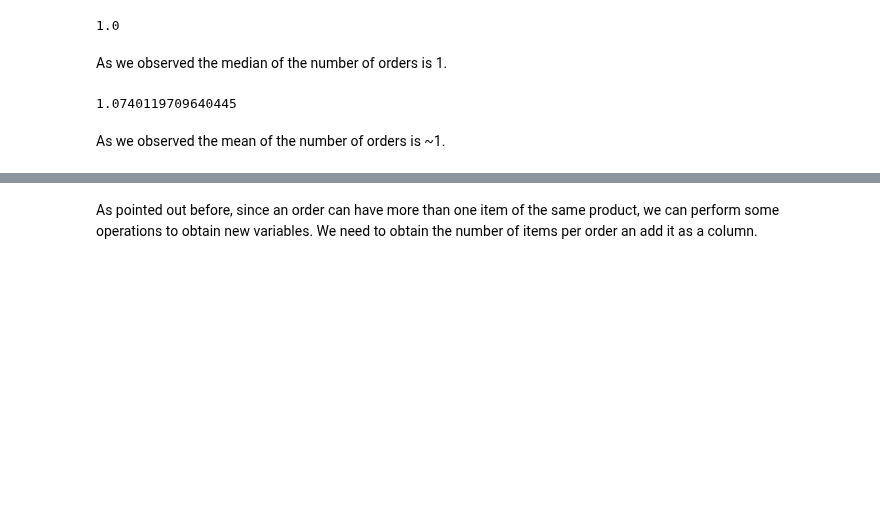
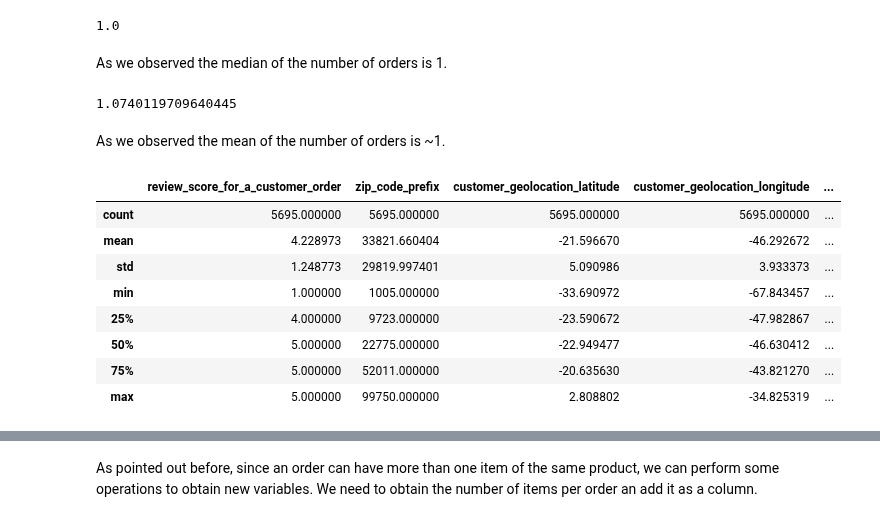
Before and after one commit to MariaDBPerez/clients_segmentation, a Jupyter notebook: project_5_cleaning_v2.ipynb, the cells around one changed output, grey strips where cells are left out. Drawn from its saved outputs; the diff is of its cells as text; code cells hidden in the pictures; blank space fills up the shorter version.

```diff
--- a/project_5_cleaning_v2.ipynb
+++ b/project_5_cleaning_v2.ipynb
@@ -1059,6 +1053,18 @@ new_df_for_segmentation_analysis['number_of_orders_for_a_customer'].mean()
 1.0740119709640445
 # %% [markdown]
 As we observed the mean of the number of orders is ~1.
+# %%
+new_df_for_segmentation_analysis[new_df_for_segmentation_analysis['number_of_orders_for_a_customer'] > 1].describe()
+# %% [output]
+|  | review_score_for_a_customer_order | zip_code_prefix | customer_geolocation_latitude | customer_geolocation_longitude | ... |
+| count | 5695.000000 | 5695.000000 | 5695.000000 | 5695.000000 | ... |
+| mean | 4.228973 | 33821.660404 | -21.596670 | -46.292672 | ... |
+| std | 1.248773 | 29819.997401 | 5.090986 | 3.933373 | ... |
+| min | 1.000000 | 1005.000000 | -33.690972 | -67.843457 | ... |
+| 25% | 4.000000 | 9723.000000 | -23.590672 | -47.982867 | ... |
+| 50% | 5.000000 | 22775.000000 | -22.949477 | -46.630412 | ... |
+| 75% | 5.000000 | 52011.000000 | -20.635630 | -43.821270 | ... |
+| max | 5.000000 | 99750.000000 | 2.808802 | -34.825319 | ... |
 # %%
 new_df_for_segmentation_analysis[new_df_for_segmentation_analysis['number_of_orders_for_a_customer'] > 2].describe()
 # %% [output]
```
Also changed, not shown: parts of 20 cells of this notebook.
